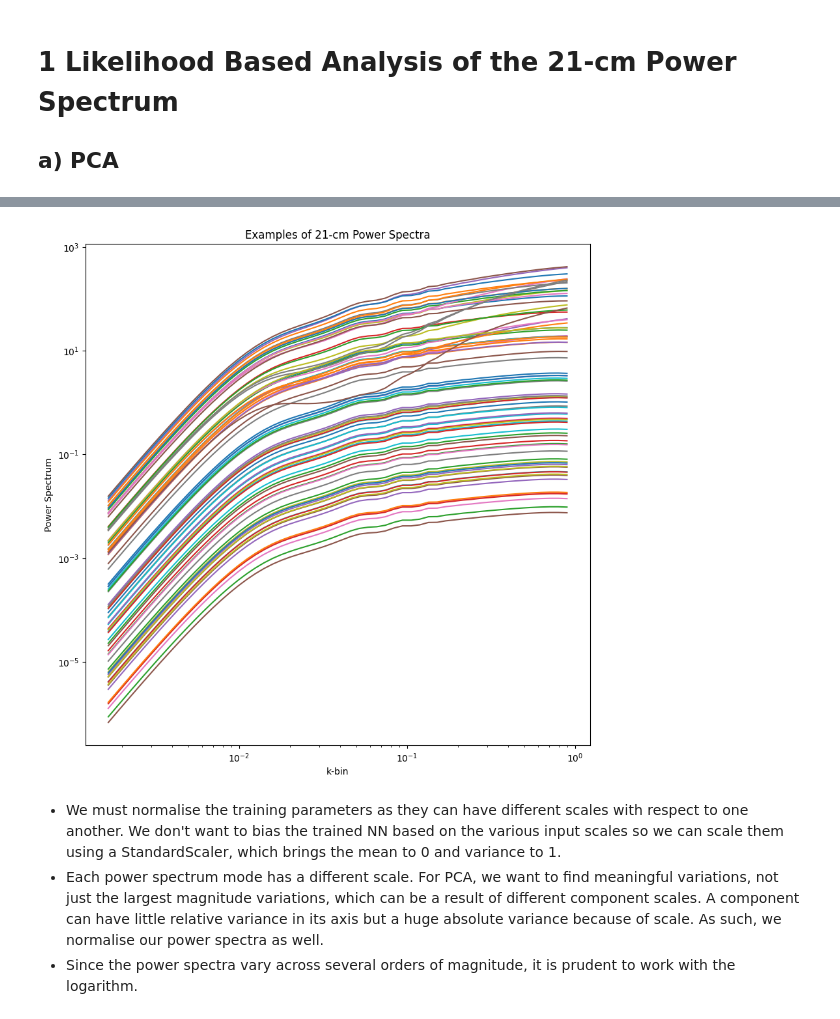
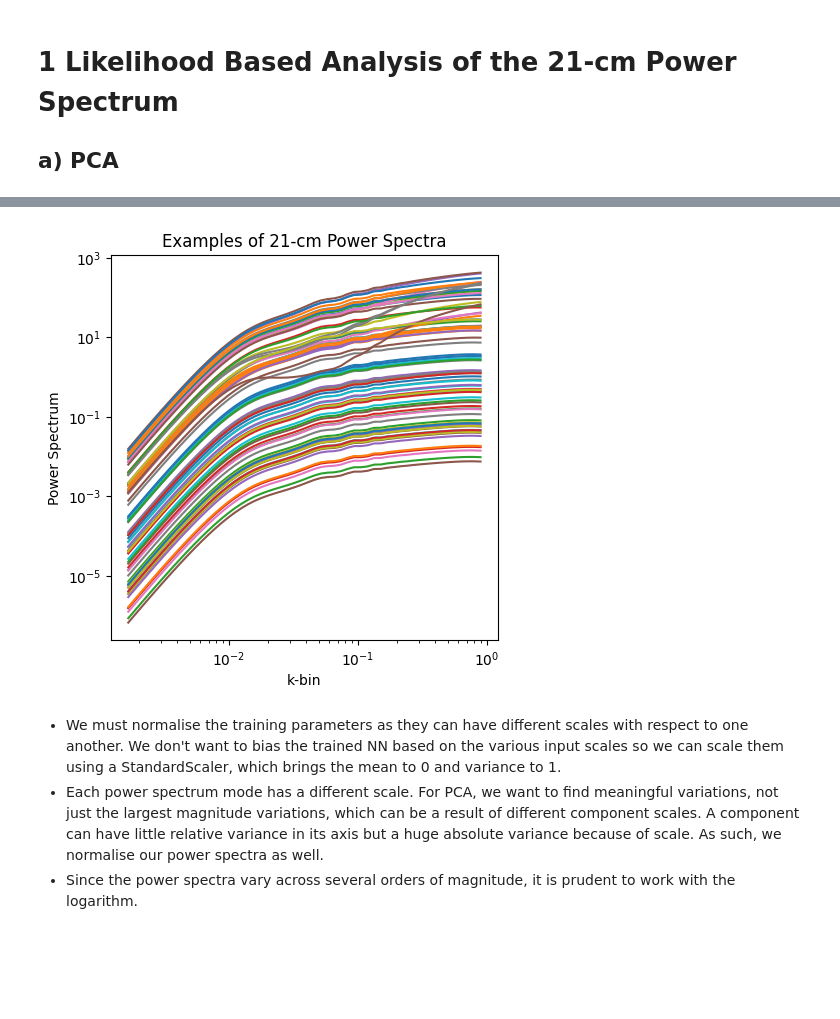
Before and after one commit to JoeyWee1/Machine-Learning-Enhanced-Inference-of-the-21-cm-Power-Spectrum-at-Cosmic-Dawn, a Jupyter notebook: ML_inference.ipynb, the cells around one changed output, grey strips where cells are left out. Saved outputs shown, nothing was run; the diff lists cells and outputs as text; code cells hidden in the pictures; blank space fills up the shorter version.

```diff
--- a/ML_inference.ipynb
+++ b/ML_inference.ipynb
@@ -77,15 +88,15 @@ raw_data = load_splits(data_dir)
 # %%
 # Plot the power spectra examples
-plt.figure(figsize=(10, 10))
+plt.figure(figsize=(5, 5))
 for i in  range(0, 8000, 100):
     plt.loglog(raw_data['k_train'][i], raw_data['power_train'][i], label=f'Sim {i+1}')
 plt.xlabel('k-bin')
 plt.ylabel('Power Spectrum')
 plt.title('Examples of 21-cm Power Spectra')
 # plt.legend()
 plt.show()
 # %% [output]
-[figure, old version]
+[figure, new version]
 # %% [markdown]
 - We must normalise the training parameters as they can have different scales with respect to one another. We don't want to bias the trained NN based on the various input scales so we can scale them using a StandardScaler, which brings the mean to 0 and variance to 1.
 - Each power spectrum mode has a different scale. For PCA, we want to find meaningful variations, not just the largest magnitude variations, which can be a result of different component scales. A component can have little relative variance in its axis but a huge absolute variance because of scale. As such, we normalise our power spectra as well.
```
Also changed, not shown: parts of 9 cells of this notebook, 2 other files.
